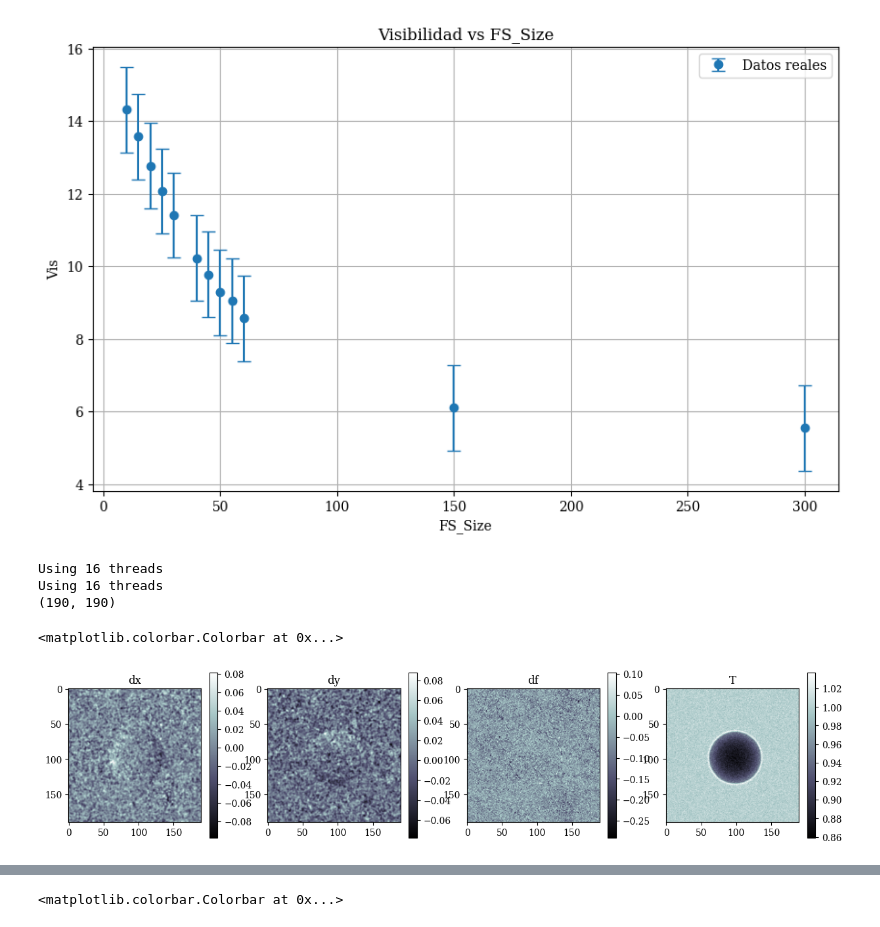
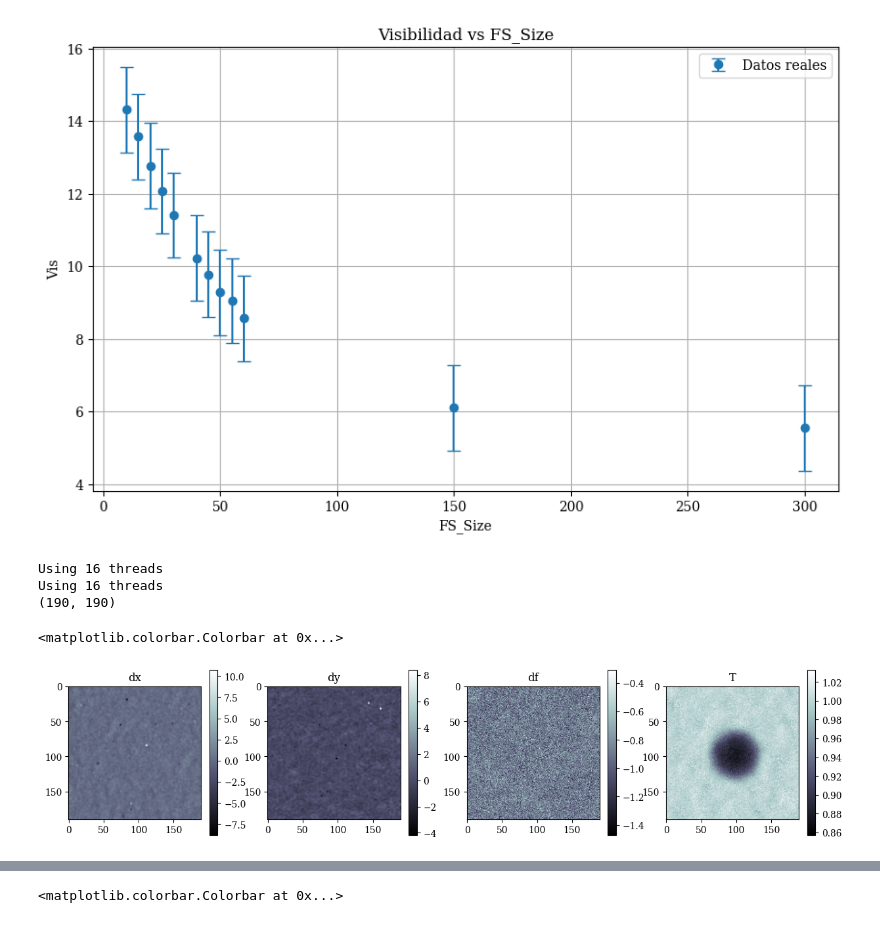
Before and after one commit to roshak1197/FSZ_Study, a Jupyter notebook: read_High.ipynb, the cells around one changed output, grey strips where cells are left out. Saved outputs shown, nothing was run; the diff lists cells and outputs as text; code cells hidden in the pictures.

Commit message:
SNR PLOT

```diff
--- a/read_High.ipynb
+++ b/read_High.ipynb
@@ -13,9 +13,9 @@ Npixeles=256
 NI=1 #Número de imágenes RAW
 NF=1 #Número de imágenes FF
 NThr=1 #Número de imágenes contenidas dentro de cada .raw: La primera es la dada por el canal 0 y la segunda es la dada por el canal 1.
-nameRAW1="50um/Nylon_Air_TiC_2mm_2x_150_75_21kev_S" #50um/Nylon_Air_TiC_2mm_2x_150_75_21kev_R00_FS50um_Random__d0.75m_a15um_p62um_step-4.2_dith23.25_1.raw
-nameRAW2 = "_FS50um_Random__d0.75m_a15um_p62um_step-4.2_dith23.25_"
-nameRAW4 = "50um/Nylon_Air_TiC_2mm_2x_150_75_21kev_R"
+nameRAW1="300um/Nylon_Air_TiC_2mm_2x_150_75_21kev_S" #2.5um/Nylon_Air_TiC_2mm_2x_150_75_21kev_R00_FS2.5um_Random__d0.75m_a15um_p62um_step-4.2_dith23.25_1.raw
+nameRAW2 = "_FS300um_Random__d0.75m_a15um_p62um_step-4.2_dith23.25_"
+nameRAW4 = "300um/Nylon_Air_TiC_2mm_2x_150_75_21kev_R"
 #nameRAW3 = "Sphere_TiC/SphereTi_S09__d0.1m_a15um_p62um_step-4.2_dith23.25_"
 #nameREF = "Sphere_TiC/SphereTi_R09__d0.1m_a15um_p62um_step-4.2_dith23.25_"
 #nameFF="Mammo_SIMS/MammoFin_FF_d0.1m_a15um_p62um_step-4.2_dith23.25_"
@@ -186,7 +186,7 @@ for i in range(7):
 # %%
 import UMPA
 I_ref,Isamp = [],[]
-FS_Size = 50
+FS_Size = 300
 #for i in range(7):
     #I_ref.append(np.loadtxt(f"FS_Measurements_txt_Files/REF_SiC_60um_FS{FS_Size}um_21kev_2x150_75_AIR_0{i}.txt"))#Nylon_TxT_Files/RAW_SiC_F85D15_3x_Poli_00.txt
     #Isamp.append(np.loadtxt(f"FS_Measurements_txt_Files/RAW_SiC_60um_FS{FS_Size}um_21kev_2x150_75_AIR_0{i}.txt"))
@@ -234,34 +234,34 @@ dx = gaussian_filter(dx, sigma=1)  # Aplicar filtro gaussiano para suavizar
 dy = gaussian_filter(dy, sigma=1)  # Aplicar filtro gaussiano
 
 #np.savetxt("Golden_Results/dx_TiC_90um_19k_PMMA.txt", dx)
 #np.savetxt("Golden_Results/dy_TiC_90um_19k_PMMA.txt", dy)
 
 plt.figure(figsize=(15,15))
 plt.title('UMPA results at 19kev and 1e9 events')
 plt.subplot(4,4,1)
 plt.imshow(dx,cmap='bone') #here subtract bias to the result -UMPA_bias['dx']
 #np.savetxt('dx_4_90.txt', UMPA_res['dx']-UMPA_bias['dx'])
 plt.title('dx')
 plt.colorbar()
 plt.subplot(4,4,2)
 plt.imshow(dy,cmap='bone') #-UMPA_bias['dy']
 plt.title('dy')
 #np.savetxt('dy_4_90.txt', UMPA_res['dy']-UMPA_bias['dy'])
 plt.colorbar()
 plt.subplot(4,4,3)
 plt.imshow(df,cmap='bone') #-UMPA_bias['T']
 plt.title('df')
 plt.colorbar()
 plt.subplot(4,4,4)
 plt.imshow(T,cmap='bone') #-UMPA_bias['T']
 plt.title('T')
 plt.colorbar()
 # %% [output]
 Using 16 threads
 Using 16 threads
 (190, 190)
 <matplotlib.colorbar.Colorbar at 0x...>
-[figure, old version]
+[figure, new version]
 # %%
 #guardar imagenes en formato .txt
 np.savetxt(f"{FS_Size}um/df.txt", df, fmt='%f')
```
Also changed, not shown: parts of 10 cells of this notebook, 1 other file.
